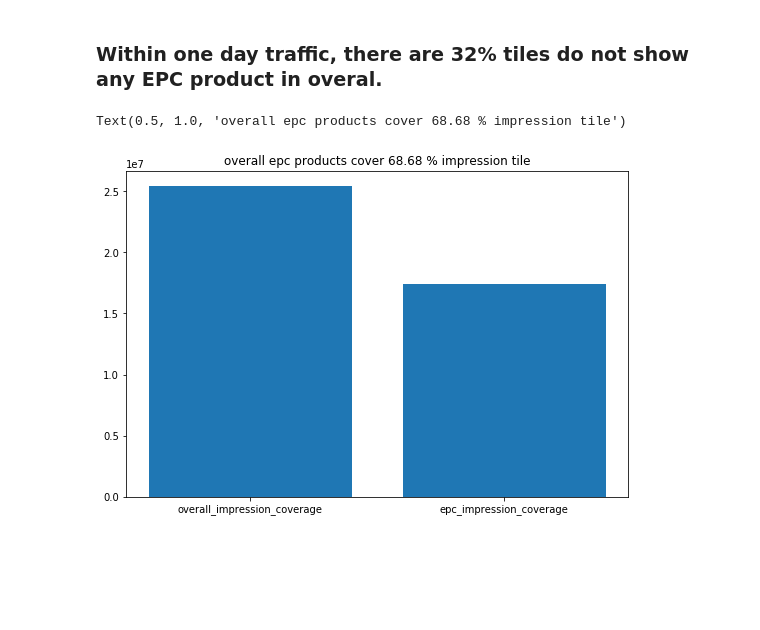
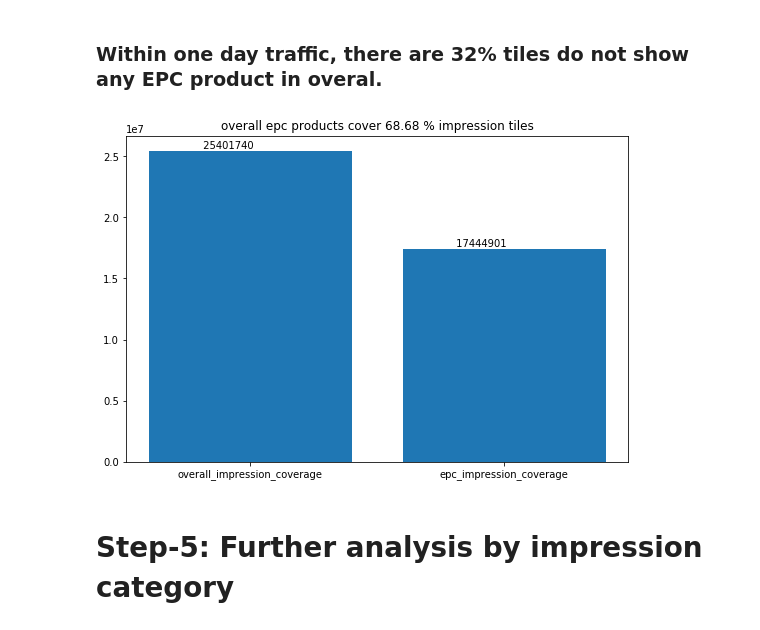
Before and after one commit to zzhang-wish/zzhang_logistics, a Jupyter notebook: EPC_prod_boost/EPC_boost_opportunity_analysis.ipynb, the cells around one changed output. Saved outputs shown, nothing was run; the diff lists cells and outputs as text; code cells hidden in the pictures; blank space fills up the shorter version.

```diff
--- a/EPC_prod_boost/EPC_boost_opportunity_analysis.ipynb
+++ b/EPC_prod_boost/EPC_boost_opportunity_analysis.ipynb
@@ -215,4 +255,7 @@ plt.figure(figsize=(9, 6))
 plt.bar(names,[df_imp_epc.impression.sum(),df_imp_epc.epc_impression.sum()])
 perc = str(round(100*df_imp_epc.epc_impression.sum()/df_imp_epc.impression.sum(),2))
 plt.title('overall epc products shows on %s %% impression' %perc)
+for i, v in enumerate([df_imp_epc.impression.sum(),df_imp_epc.epc_impression.sum()]):
+    plt.text(i-0.2,v*1.01," "+str(v))
+plt.show()
 # %% [output]
@@ -223,9 +265,13 @@ Text(0.5, 1.0, 'overall epc products shows on 48.74 % impression')
 # %%
 names = ["overall_impression_coverage","epc_impression_coverage"]
 plt.figure(figsize=(9, 6))
 plt.bar(names,[df_imp_epc.is_epc_covered.count(),df_imp_epc.is_epc_covered.sum()])
 perc = str(round(100*df_imp_epc.is_epc_covered.sum()/df_imp_epc.is_epc_covered.count(),2))
-plt.title('overall epc products cover %s %% impression tile' %perc)
+plt.title('overall epc products cover %s %% impression tiles' %perc)
+for i, v in enumerate([df_imp_epc.is_epc_covered.count(),df_imp_epc.is_epc_covered.sum()]):
+    plt.text(i-0.2,v*1.01," "+str(v))
+plt.show()
 # %% [output]
-Text(0.5, 1.0, 'overall epc products cover 68.68 % impression tile')
-[figure, old version]
+[figure, new version]
+# %% [markdown]
+# Step-5: Further analysis by impression category
```
Also changed, not shown: parts of 15 cells of this notebook.
